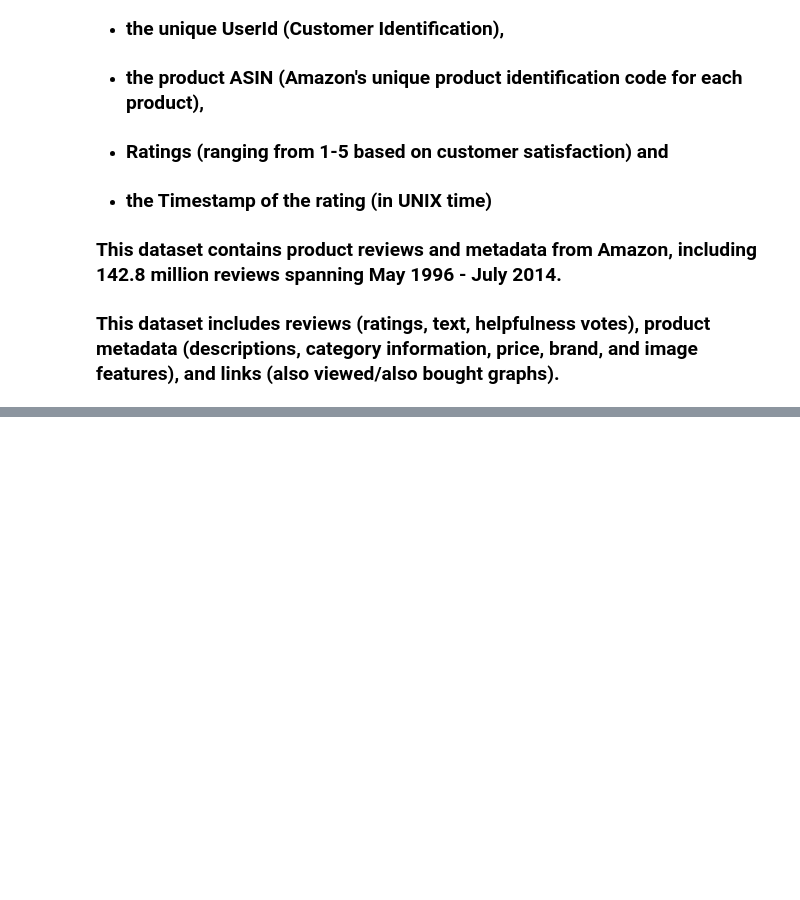
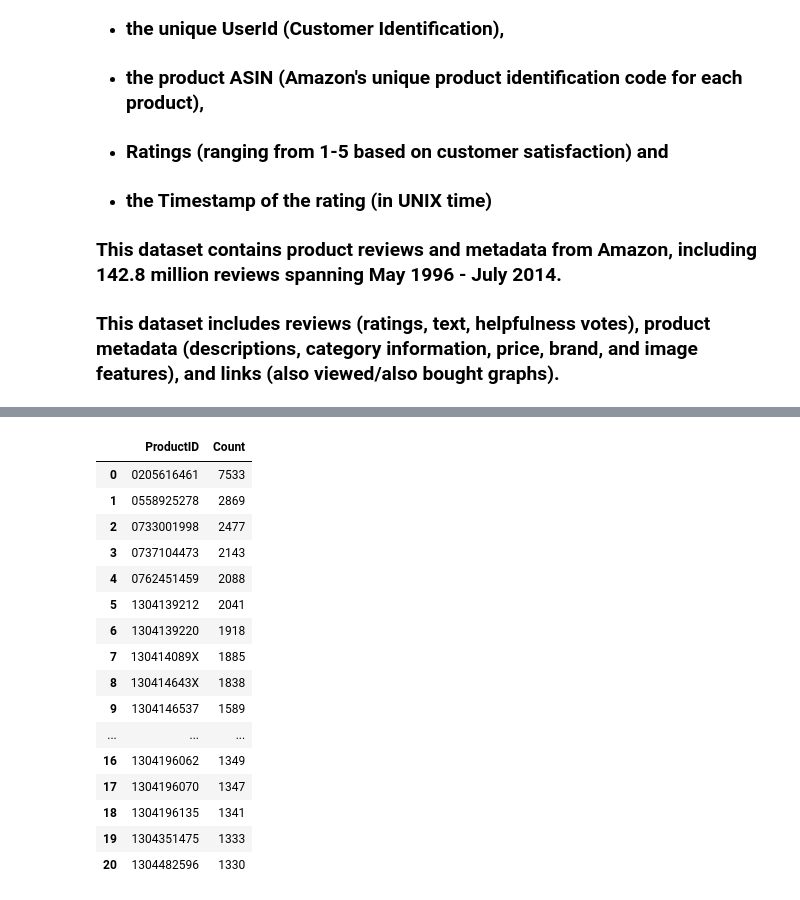
Before and after one commit to SajalSinha/ProductRecommendationEngine, a Jupyter notebook: Product_Recommendation_Engine_Capstone_Project.ipynb, the cells around one changed output, grey strips where cells are left out. Cells and saved outputs as stored; diff of their text form; code cells hidden in the pictures; blank space fills up the shorter version.

```diff
--- a/Product_Recommendation_Engine_Capstone_Project.ipynb
+++ b/Product_Recommendation_Engine_Capstone_Project.ipynb
@@ -24,0 +99,23 @@
+# %%
+a = list(df['ProductId'].value_counts())
+b = list(df['ProductId'].unique())
+top_20_products = pd.DataFrame(list(zip(b[0:21],a[0:21])),columns =['ProductID', 'Count'])
+top_20_products
+# %% [output]
+|  | ProductID | Count |
+| 0 | 0205616461 | 7533 |
+| 1 | 0558925278 | 2869 |
+| 2 | 0733001998 | 2477 |
+| 3 | 0737104473 | 2143 |
+| 4 | 0762451459 | 2088 |
+| 5 | 1304139212 | 2041 |
+| 6 | 1304139220 | 1918 |
+| 7 | 130414089X | 1885 |
+| 8 | 130414643X | 1838 |
+| 9 | 1304146537 | 1589 |
+| ... | ... | ... |
+| 16 | 1304196062 | 1349 |
+| 17 | 1304196070 | 1347 |
+| 18 | 1304196135 | 1341 |
+| 19 | 1304351475 | 1333 |
+| 20 | 1304482596 | 1330 |
```
Also changed, not shown: parts of 64 cells of this notebook.
